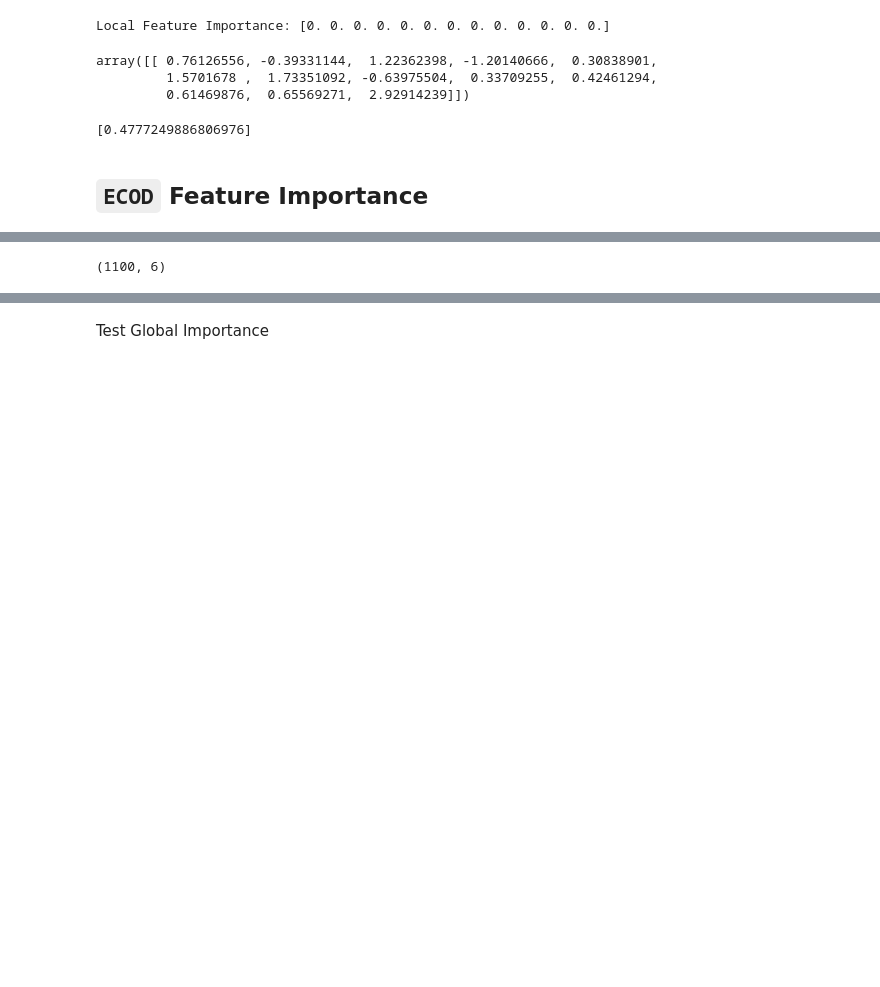
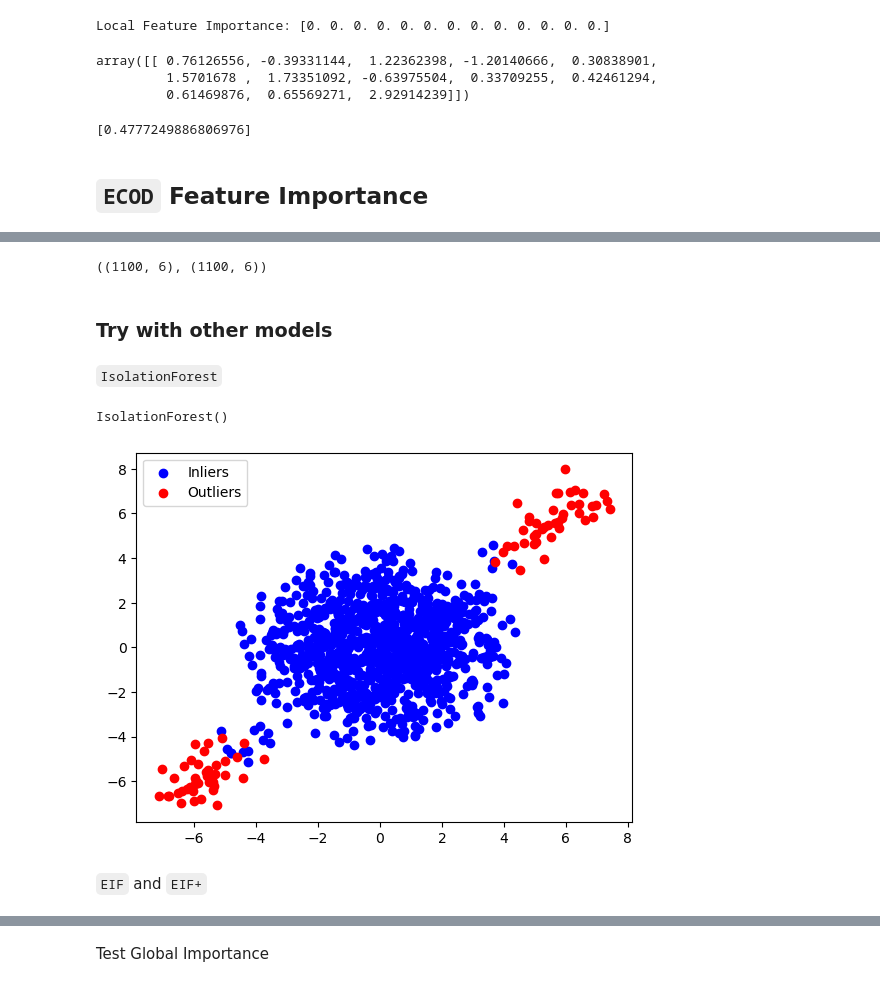
Before and after one commit to alessioarcudi/ExIFFI, a Jupyter notebook: notebooks/ECOD_and_corr.ipynb, the cells around one changed output, grey strips where cells are left out. Drawn from its saved outputs; the diff is of its cells as text; code cells hidden in the pictures; blank space fills up the shorter version.

```diff
--- a/notebooks/ECOD_and_corr.ipynb
+++ b/notebooks/ECOD_and_corr.ipynb
@@ -257,6 +257,6 @@ import time
 To enable the following instructions: SSE4.1 SSE4.2 AVX AVX2 AVX_VNNI FMA, in other operations, rebuild TensorFlow with the appropriate compiler flags.
 # %%
-dataset = Dataset('Xaxis', path = '../data/syn',feature_names_filepath='../data/')
+dataset = Dataset('bisect_3d', path = '../data/syn',feature_names_filepath='../data/')
 dataset.drop_duplicates()
 dataset.initialize_train_test()
 # %%
@@ -264,6 +264,28 @@ I=ECOD()
 I.fit(dataset.X_train)
 scores=I.predict(dataset.X_test)
 # %%
-dataset.shape
+dataset.X_train.shape,dataset.X_test.shape
 # %% [output]
-(1100, 6)
+((1100, 6), (1100, 6))
+# %% [markdown]
+### Try with other models
+# %% [markdown]
+`IsolationForest`
+# %%
+from sklearn.ensemble import IsolationForest
+I=IsolationForest()
+I.fit(dataset.X_train)
+# %% [output]
+IsolationForest()
+# %%
+labels=I.predict(dataset.X_test)
+inliers=dataset.X_test[labels==1]
+outliers=dataset.X_test[labels==-1]
+plt.scatter(inliers[:,0],inliers[:,1],c='b',label='Inliers')
+plt.scatter(outliers[:,0],outliers[:,1],c='r',label='Outliers')
+plt.legend()
+plt.show()
+# %% [output]
+[figure, added]
+# %% [markdown]
+`EIF` and `EIF+`
```
Also changed, not shown: parts of 30 cells of this notebook, 1 other file.
